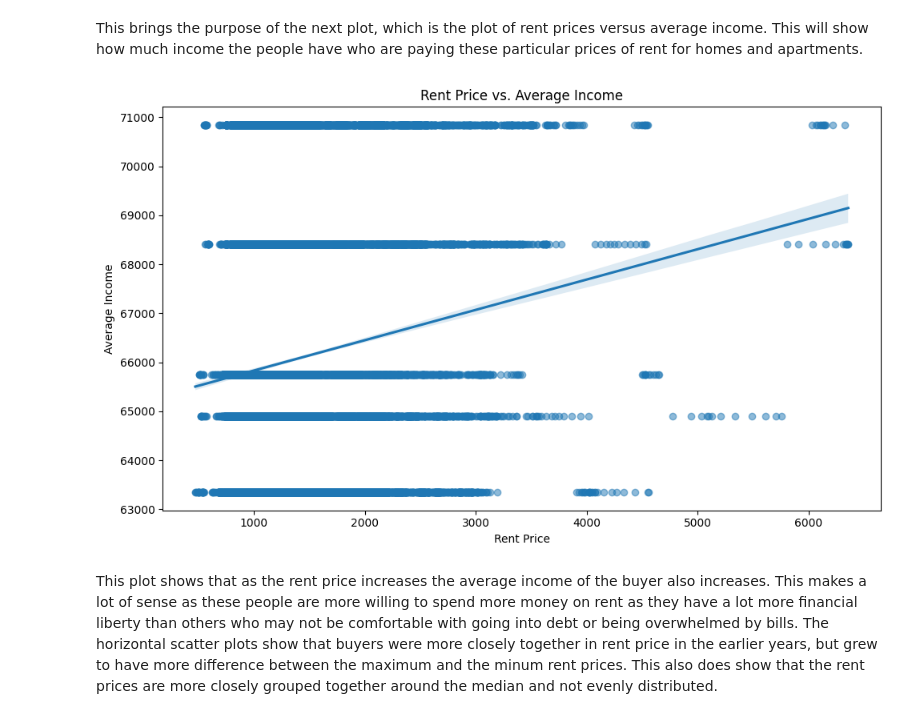
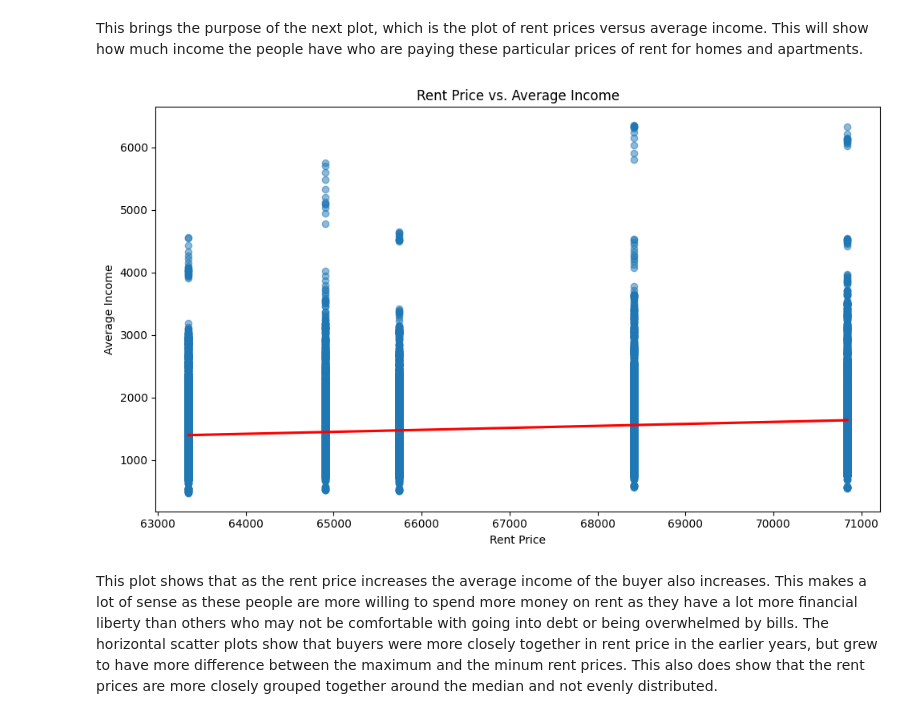
Before and after one commit to sawyerbyrd/Final-Project, a Jupyter notebook: Rent_price_vs_income_evaluation.ipynb, the cells around one changed output. Saved outputs shown, nothing was run; the diff lists cells and outputs as text; code cells hidden in the pictures.

```diff
--- a/Rent_price_vs_income_evaluation.ipynb
+++ b/Rent_price_vs_income_evaluation.ipynb
@@ -266,3 +275,5 @@ We can see above that there are no more rows with any NaN values, now we can mov
+# %%
+data['Square Footage'] = data['Rent Price'] / data['Price Per Sq. Ft.']
 # %%
 data
 # %% [output]
@@ -320,25 +329,25 @@ This brings the purpose of the next plot, which is the plot of rent prices versu
 # %%
 # Plot of rent price and average income over time
 # plt.figure(figsize=(10, 6))
 # sns.lineplot(data=data, x='Date', y='Rent Price', label='Rent Price')
 # sns.lineplot(data=data, x='Date', y='Average Income', label='Average Income')
 # plt.title('Rent Price and Average Income Over Time')
 # plt.xlabel('Date')
 # plt.ylabel('Price')
 # plt.xticks(rotation=45)
 # plt.legend()
 # plt.tight_layout()
 # plt.show()
 
 plt.figure(figsize=(10, 6))
-sns.regplot(data=data, x='Rent Price', y='Average Income', scatter_kws={'alpha':0.5})
+sns.regplot(data=data, x='Average Income', y='Rent Price', scatter_kws={'alpha':0.5}, line_kws={"color": "red"})
 plt.title('Rent Price vs. Average Income')
 plt.xlabel('Rent Price')
 plt.ylabel('Average Income')
 plt.tight_layout()
 plt.show()
 # %% [output]
-[figure, old version]
+[figure, new version]
 # %% [markdown]
 This plot shows that as the rent price increases the average income of the buyer also increases. This makes a lot of sense as these people are more willing to spend more money on rent as they have a lot more financial liberty than others who may not be comfortable with going into debt or being overwhelmed by bills. The horizontal scatter plots show that buyers were more closely together in rent price in the earlier years, but grew to have more difference between the maximum and the minum rent prices. This also does show that the rent prices are more closely grouped together around the median and not evenly distributed.
 # %% [markdown]
```
Also changed, not shown: parts of 19 cells of this notebook.
